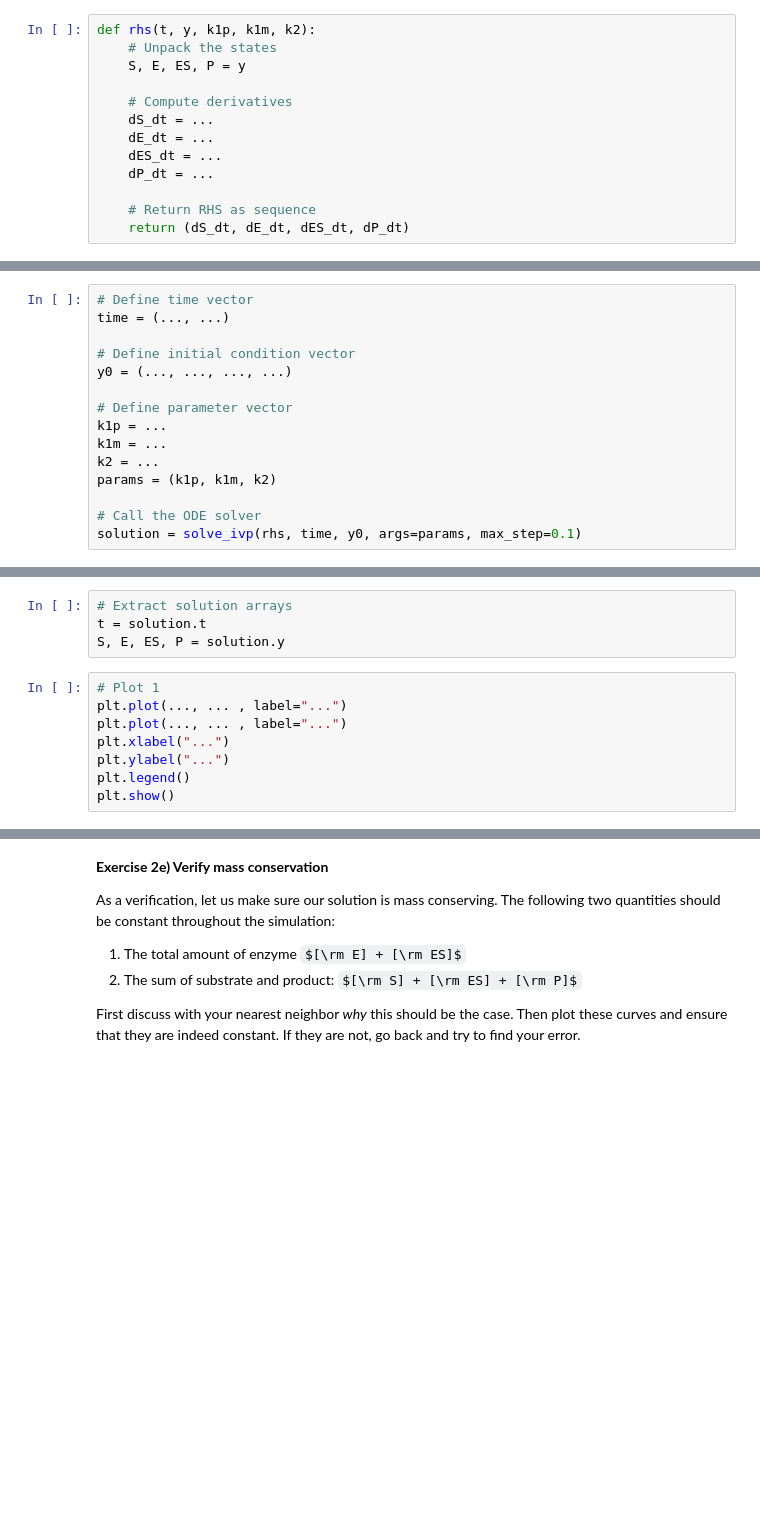
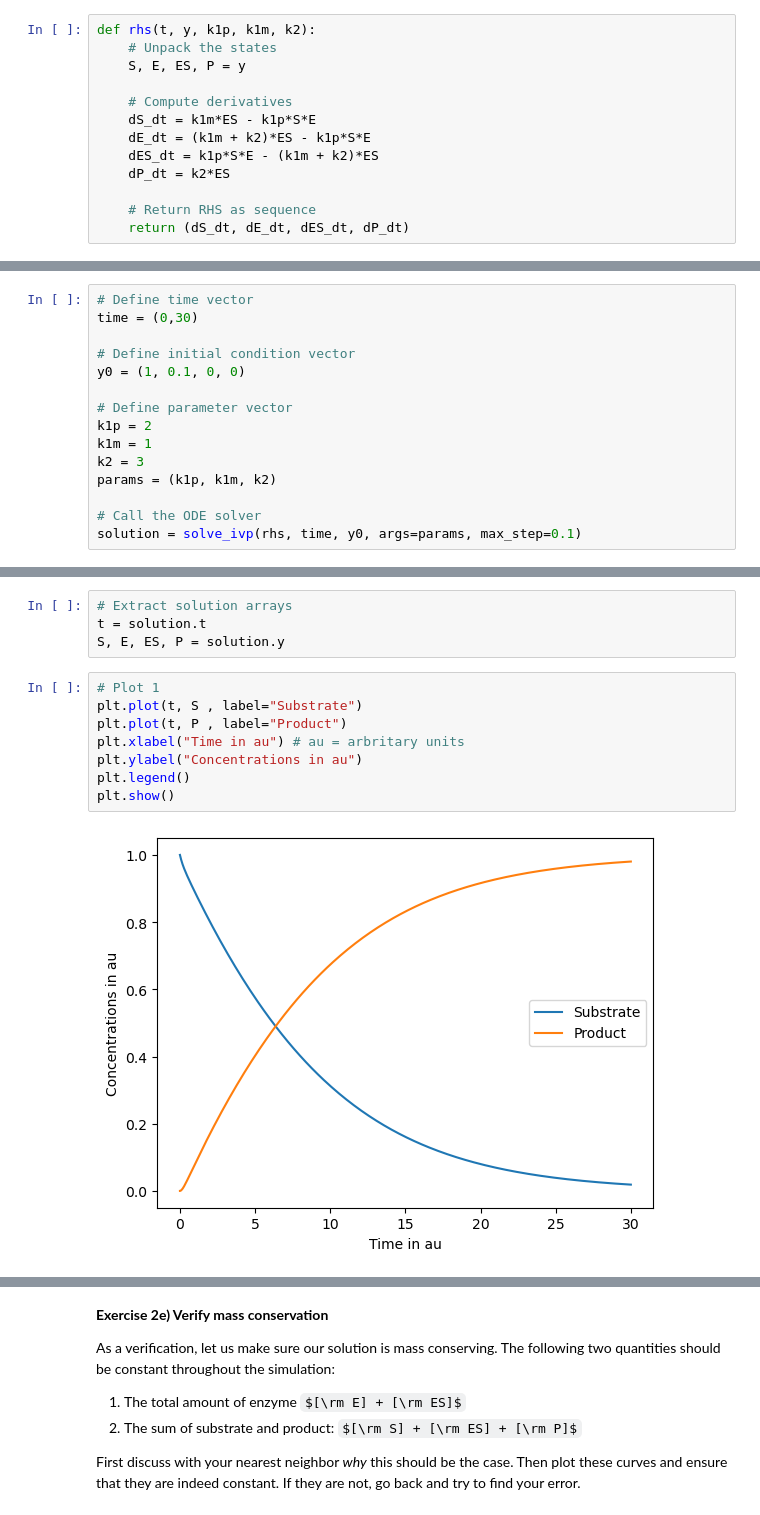
Before and after one commit to rakshakonanur/SSCP_lectures_RK, a Jupyter notebook: L02 (Physical Chemistry)/E2 — Exercises on Physical Chemistry.ipynb, the cells around one changed output, grey strips where cells are left out. Drawn from its saved outputs; the diff is of its cells as text; some formulas as TeX source; blank space fills up the shorter version.

```diff
--- a/L02 (Physical Chemistry)/E2 — Exercises on Physical Chemistry.ipynb
+++ b/L02 (Physical Chemistry)/E2 — Exercises on Physical Chemistry.ipynb
@@ -296,10 +296,10 @@ def rhs(t, y, k1p, k1m, k2):
     S, E, ES, P = y
 
     # Compute derivatives
-    dS_dt = ...
-    dE_dt = ...
-    dES_dt = ...
-    dP_dt = ...
+    dS_dt = k1m*ES - k1p*S*E
+    dE_dt = (k1m + k2)*ES - k1p*S*E
+    dES_dt = k1p*S*E - (k1m + k2)*ES
+    dP_dt = k2*ES
 
     # Return RHS as sequence
     return (dS_dt, dE_dt, dES_dt, dP_dt)
@@ -309,15 +309,15 @@ def rhs(t, y, k1p, k1m, k2):
 Solve the system with the rates $k_{-1} = 1$, $k_1 = 2$, $k_2 = 3$. Let $[{\rm S}]_0 = 1$ and $[{\rm E}]_0 = 0.1$. Solve the system for $t\in[0, 30]$.
 # %%
 # Define time vector
-time = (..., ...)
+time = (0,30)
 
 # Define initial condition vector
-y0 = (..., ..., ..., ...)
+y0 = (1, 0.1, 0, 0)
 
 # Define parameter vector
-k1p = ...
-k1m = ...
-k2 = ...
+k1p = 2
+k1m = 1
+k2 = 3
 params = (k1p, k1m, k2)
 
 # Call the ODE solver
@@ -336,9 +336,11 @@ t = solution.t
 S, E, ES, P = solution.y
 # %%
 # Plot 1
-plt.plot(..., ... , label="...")
-plt.plot(..., ... , label="...")
-plt.xlabel("...")
-plt.ylabel("...")
+plt.plot(t, S , label="Substrate")
+plt.plot(t, P , label="Product")
+plt.xlabel("Time in au") # au = arbritary units
+plt.ylabel("Concentrations in au")
 plt.legend()
 plt.show()
+# %% [output]
+[figure, added]
```
Also changed, not shown: parts of 8 cells of this notebook, 4 other files.
